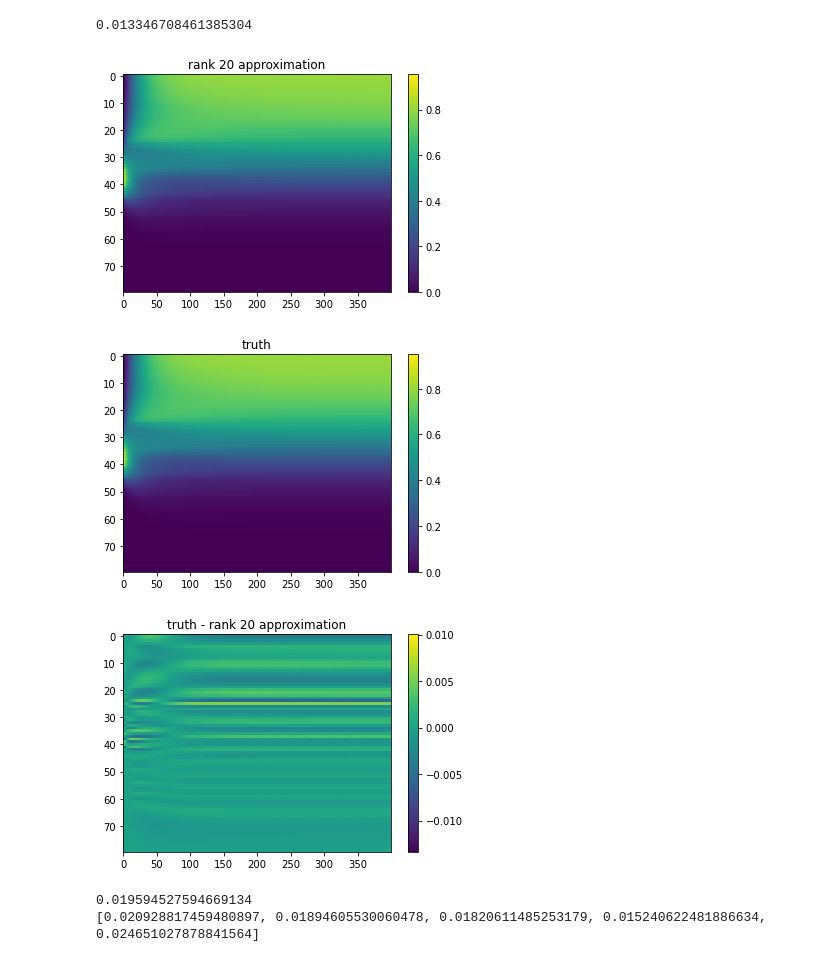
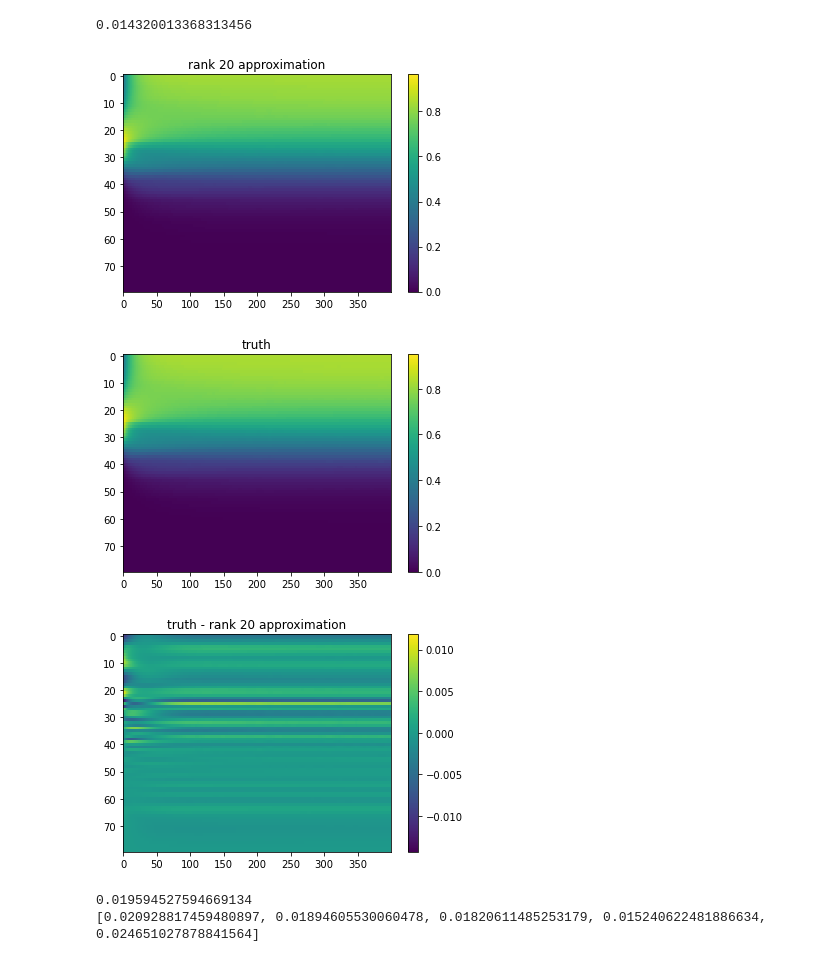
Before and after one commit to stmeinecke/derrom, a Jupyter notebook: ELPH-ML_SVD_truncation_error.ipynb, the cells around one changed output. Cells and saved outputs as stored; diff of their text form; code cells hidden in the pictures.

```diff
--- a/ELPH-ML_SVD_truncation_error.ipynb
+++ b/ELPH-ML_SVD_truncation_error.ipynb
@@ -19,7 +22,7 @@ import ELPH_utils
 # runs = runs[:] + runs_w002[:] + runs_w003 + runs_w01
 
 
-runs = ELPH_utils.load_runs(filename='../runs_rand_inits.npz')
+runs = ELPH_utils.load_runs(filename='../runs_rand_inits_n_kmax=80.npz')
 
 
 n_runs = len(runs)
@@ -71,40 +78,40 @@ from ELPH_SVDAPPRX import SVDAPPRX
 
 
 train_runs = runs[::1]
-test_run = train_runs.pop(300).copy()
+test_run = train_runs.pop(90).copy()
 
 model = SVDAPPRX(train_runs)
 
 wcols = 1.0 + 10.*np.exp(-10.*np.linspace(0,1,runs[0].shape[1]))
 
 model.train(wcols=wcols)
 
 
 rdim = 20
 recon = model.approx_single_run(test_run, rdim=rdim)
 print(model.get_error(test_run, recon, norm='max'))
 
 plt.imshow(recon, aspect='auto', interpolation='none')
 plt.colorbar()
 plt.title('rank ' + str(rdim) + ' approximation')
 plt.show()
 
 plt.imshow(test_run, aspect='auto', interpolation='none')
 plt.colorbar()
 plt.title('truth')
 plt.show()
 
 plt.imshow(test_run - recon, aspect='auto', interpolation='none')
 plt.colorbar()
 plt.title('truth - rank ' + str(rdim) + ' approximation')
 plt.show()
 
 # 0.013346708461385304
 # %% [output]
-0.013346708461385304
+0.014320013368313456
-[figure, old version]
+[figure, new version]
-[figure, old version]
+[figure, new version]
-[figure, old version]
+[figure, new version]
 # %%
 wcols = 1.0 + 10.*np.exp(-10.*np.linspace(0,1,runs[0].shape[1]))
 
```
Also changed, not shown: parts of 4 cells of this notebook, 4 other files.
